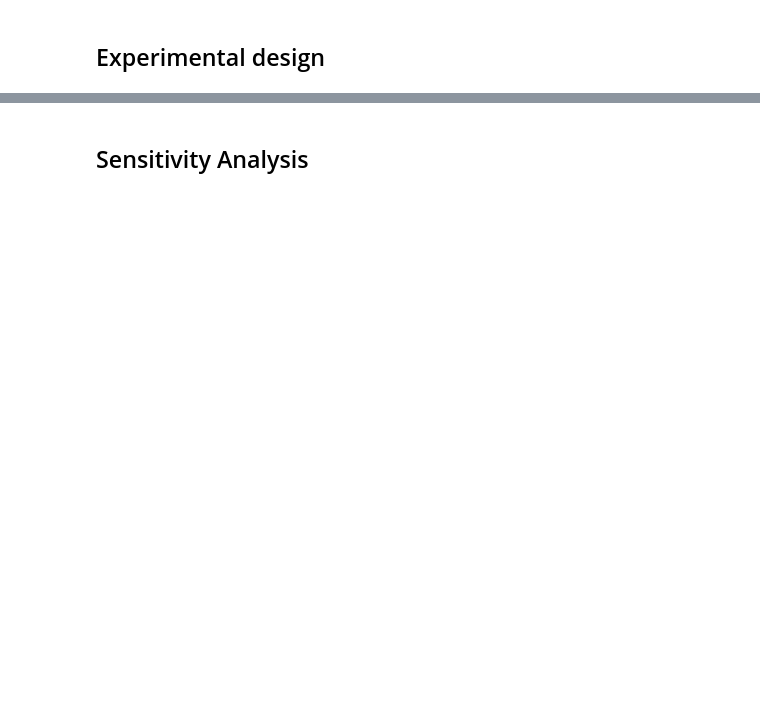
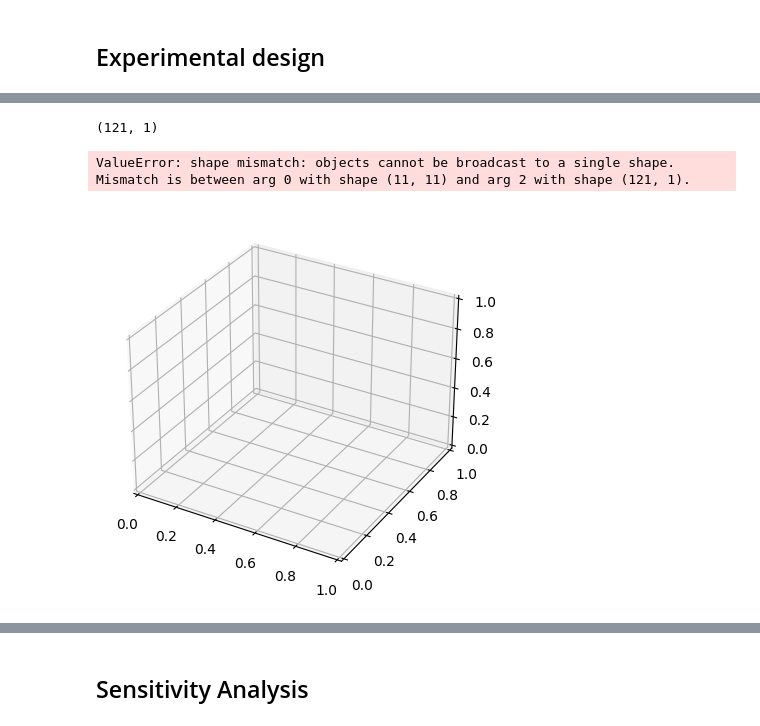
Before and after one commit to is541/ballistic-missile-range, a Jupyter notebook: notebooks/Missile_v0.ipynb, the cells around one changed output, grey strips where cells are left out. Saved outputs shown, nothing was run; the diff lists cells and outputs as text; code cells hidden in the pictures; blank space fills up the shorter version.

Commit message:
Modified notebook missile v0

```diff
--- a/notebooks/Missile_v0.ipynb
+++ b/notebooks/Missile_v0.ipynb
@@ -556,0 +936,33 @@ Updates: True
+# %%
+mu_plot.shape
+# %% [output]
+(121, 1)
+# %%
+fig = plt.figure()
+# fig.figsize = fig_size
+#ax = fig.gca(projection='3d') # projection='3d'
+ax = fig.add_subplot(projection='3d')
+
+wirte_output_txt = False
+nr_points_plot = 11
+param_1_x_plot = np.linspace(space.parameters[0].min, space.parameters[0].max, nr_points_plot)[:, None]
+param_2_x_plot = np.linspace(space.parameters[1].min, space.parameters[1].max, nr_points_plot)[:, None]
+x_plot_mesh, y_plot_mesh = np.meshgrid(param_1_x_plot, param_2_x_plot)
+x_plot = np.array([x_plot_mesh, y_plot_mesh]).T.reshape(-1,2)
+# Z = run_missile_sim(x_plot)
+
+mu_plot, var_plot = model_emukit.predict(x_plot)
+
+surf = ax.plot_surface(x_plot_mesh, y_plot_mesh, Z,
+                       alpha = 1,
+                       #rstride=1, cstride=1, cmap=cm.winter, linewidth=0.5, antialiased=True
+                       label='target function',
+                      )
+surf = ax.plot_surface(param_1_x_plot, param_2_x_plot, mu_plot,
+                       alpha = 1,
+                       #rstride=1, cstride=1, cmap=cm.autumn,linewidth=0.5, antialiased=True,
+                       label='model'
+                      )
+# %% [output]
+ValueError: shape mismatch: objects cannot be broadcast to a single shape.  Mismatch is between arg 0 with shape (11, 11) and arg 2 with shape (121, 1).
+[figure, added]
```
Also changed, not shown: parts of 39 cells of this notebook.
